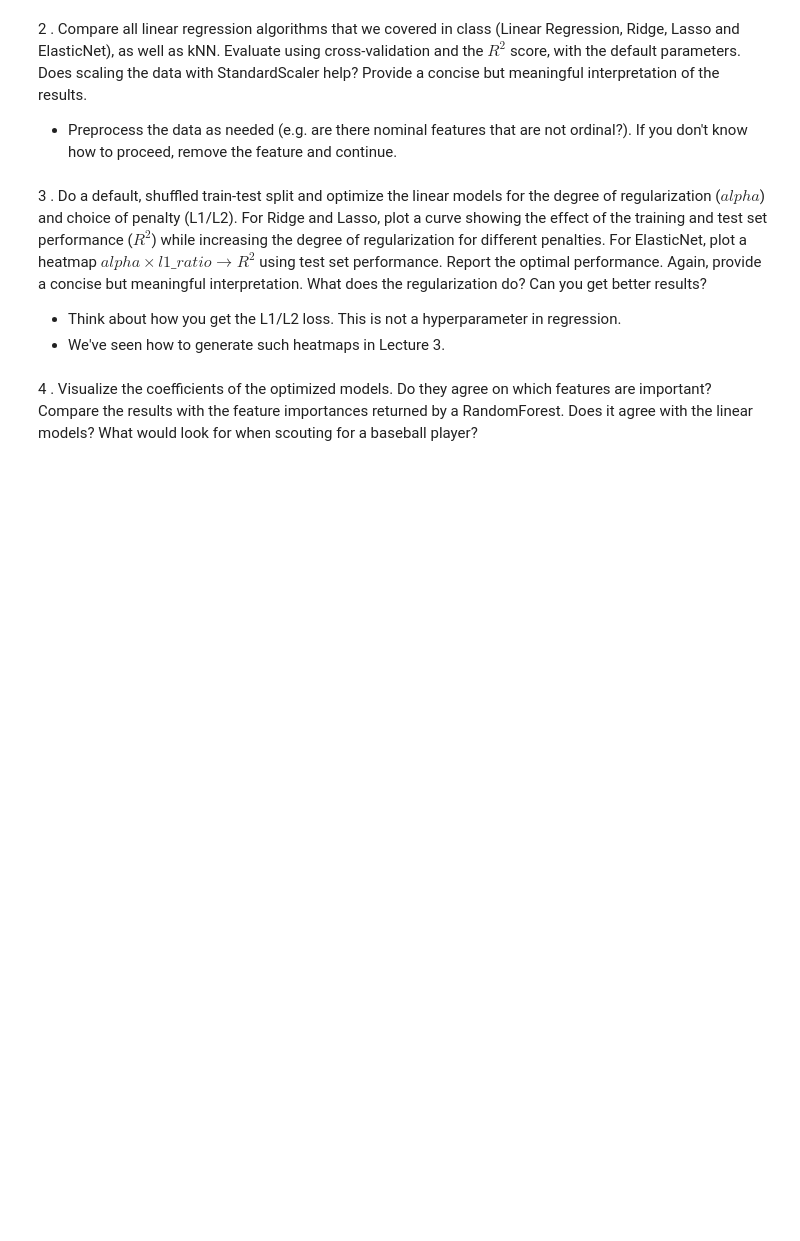
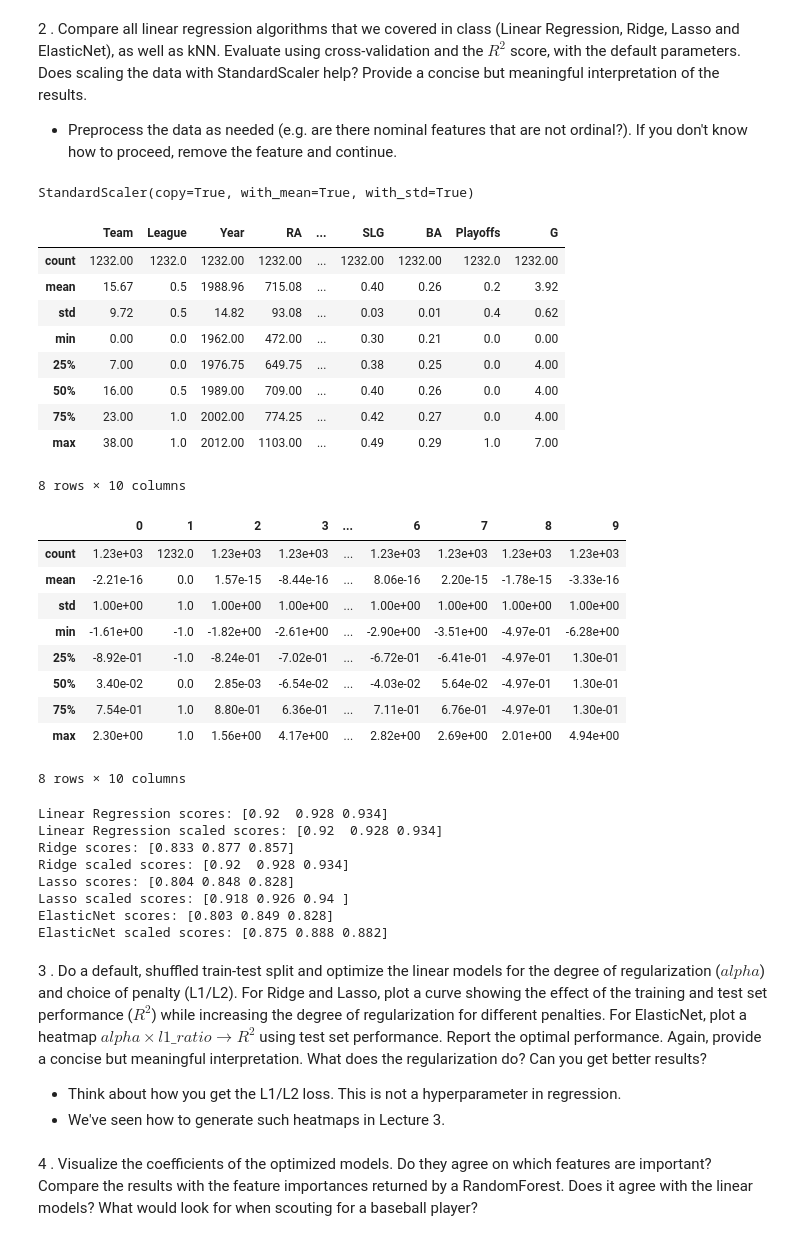
Before and after one commit to MSchalken/ML-course, a Jupyter notebook: Assignment 1.ipynb, the cells around one changed output. Cells and saved outputs as stored; diff of their text form; code cells hidden in the pictures; blank space fills up the shorter version.

Commit message:
Standard Linear Regressions applied to moneyball

```diff
--- a/Assignment 1.ipynb
+++ b/Assignment 1.ipynb
@@ -73,6 +81,80 @@ array([[<matplotlib.axes._subplots.AxesSubplot object at 0x...>]], dtype=object)
 # %% [markdown]
 2 . Compare all linear regression algorithms that we covered in class (Linear Regression, Ridge, Lasso and ElasticNet), as well as kNN. Evaluate using cross-validation and the $R^2$ score, with the default parameters. Does scaling the data with StandardScaler help? Provide a concise but meaningful interpretation of the results.
 - Preprocess the data as needed (e.g. are there nominal features that are not ordinal?). If you don't know how to proceed, remove the feature and continue.
+# %%
+from sklearn.linear_model import LinearRegression, Ridge, Lasso, ElasticNet
+from sklearn.model_selection import cross_val_score
+from sklearn.preprocessing import StandardScaler
+
+#Preprocessing and cleaning
+bf = ballframe.copy()
+bf = bf.drop('RankSeason', axis=1)
+bf = bf.drop('RankPlayoffs', axis=1)
+bf = bf.drop('OOBP', axis=1)
+bf = bf.drop('OSLG', axis=1)
+scaler = StandardScaler()
+scaler.fit(bf, y)
+bfscaled = pd.DataFrame(scaler.fit_transform(bf))
+bf.describe()
+bfscaled.describe()
+
+#Linear regression
+lr = LinearRegression()
+score = cross_val_score(lr, bf, y)
+print("Linear Regression scores: {}".format(score))
+score = cross_val_score(lr, bfscaled, y)
+print("Linear Regression scaled scores: {}".format(score))
+
+#Ridge
+ridge = Ridge()
+score = cross_val_score(ridge, bf, y)
+print("Ridge scores: {}".format(score))
+score = cross_val_score(ridge, bfscaled, y)
+print("Ridge scaled scores: {}".format(score))
+
+#Lasso
+lasso = Lasso()
+score = cross_val_score(lasso, bf, y)
+print("Lasso scores: {}".format(score))
+score = cross_val_score(lasso, bfscaled, y)
+print("Lasso scaled scores: {}".format(score))
+
+#ElasticNet
+en = ElasticNet()
+score = cross_val_score(en, bf, y)
+print("ElasticNet scores: {}".format(score))
+score = cross_val_score(en, bfscaled, y)
+print("ElasticNet scaled scores: {}".format(score))
+# %% [output]
+StandardScaler(copy=True, with_mean=True, with_std=True)
+|  | Team | League | Year | RA | ... | SLG | BA | Playoffs | G |
+| count | 1232.00 | 1232.0 | 1232.00 | 1232.00 | ... | 1232.00 | 1232.00 | 1232.0 | 1232.00 |
+| mean | 15.67 | 0.5 | 1988.96 | 715.08 | ... | 0.40 | 0.26 | 0.2 | 3.92 |
+| std | 9.72 | 0.5 | 14.82 | 93.08 | ... | 0.03 | 0.01 | 0.4 | 0.62 |
+| min | 0.00 | 0.0 | 1962.00 | 472.00 | ... | 0.30 | 0.21 | 0.0 | 0.00 |
+| 25% | 7.00 | 0.0 | 1976.75 | 649.75 | ... | 0.38 | 0.25 | 0.0 | 4.00 |
+| 50% | 16.00 | 0.5 | 1989.00 | 709.00 | ... | 0.40 | 0.26 | 0.0 | 4.00 |
+| 75% | 23.00 | 1.0 | 2002.00 | 774.25 | ... | 0.42 | 0.27 | 0.0 | 4.00 |
+| max | 38.00 | 1.0 | 2012.00 | 1103.00 | ... | 0.49 | 0.29 | 1.0 | 7.00 |
+8 rows × 10 columns
+|  | 0 | 1 | 2 | 3 | ... | 6 | 7 | 8 | 9 |
+| count | 1.23e+03 | 1232.0 | 1.23e+03 | 1.23e+03 | ... | 1.23e+03 | 1.23e+03 | 1.23e+03 | 1.23e+03 |
+| mean | -2.21e-16 | 0.0 | 1.57e-15 | -8.44e-16 | ... | 8.06e-16 | 2.20e-15 | -1.78e-15 | -3.33e-16 |
+| std | 1.00e+00 | 1.0 | 1.00e+00 | 1.00e+00 | ... | 1.00e+00 | 1.00e+00 | 1.00e+00 | 1.00e+00 |
+| min | -1.61e+00 | -1.0 | -1.82e+00 | -2.61e+00 | ... | -2.90e+00 | -3.51e+00 | -4.97e-01 | -6.28e+00 |
+| 25% | -8.92e-01 | -1.0 | -8.24e-01 | -7.02e-01 | ... | -6.72e-01 | -6.41e-01 | -4.97e-01 | 1.30e-01 |
+| 50% | 3.40e-02 | 0.0 | 2.85e-03 | -6.54e-02 | ... | -4.03e-02 | 5.64e-02 | -4.97e-01 | 1.30e-01 |
+| 75% | 7.54e-01 | 1.0 | 8.80e-01 | 6.36e-01 | ... | 7.11e-01 | 6.76e-01 | -4.97e-01 | 1.30e-01 |
+| max | 2.30e+00 | 1.0 | 1.56e+00 | 4.17e+00 | ... | 2.82e+00 | 2.69e+00 | 2.01e+00 | 4.94e+00 |
+8 rows × 10 columns
+Linear Regression scores: [0.92  0.928 0.934]
+Linear Regression scaled scores: [0.92  0.928 0.934]
+Ridge scores: [0.833 0.877 0.857]
+Ridge scaled scores: [0.92  0.928 0.934]
+Lasso scores: [0.804 0.848 0.828]
+Lasso scaled scores: [0.918 0.926 0.94 ]
+ElasticNet scores: [0.803 0.849 0.828]
+ElasticNet scaled scores: [0.875 0.888 0.882]
 # %% [markdown]
 3 . Do a default, shuffled train-test split and optimize the linear models for the degree of regularization ($alpha$) and choice of penalty (L1/L2). For Ridge and  Lasso, plot a curve showing the effect of the training and test set performance ($R^2$) while increasing the degree of regularization for different penalties. For ElasticNet, plot a heatmap $alpha \times l1\_ratio \rightarrow R^2$ using test set performance.
 Report the optimal performance. Again, provide a concise but meaningful interpretation. What does the regularization do? Can you get better results?
```
Also changed, not shown: parts of 1 cell of this notebook.
